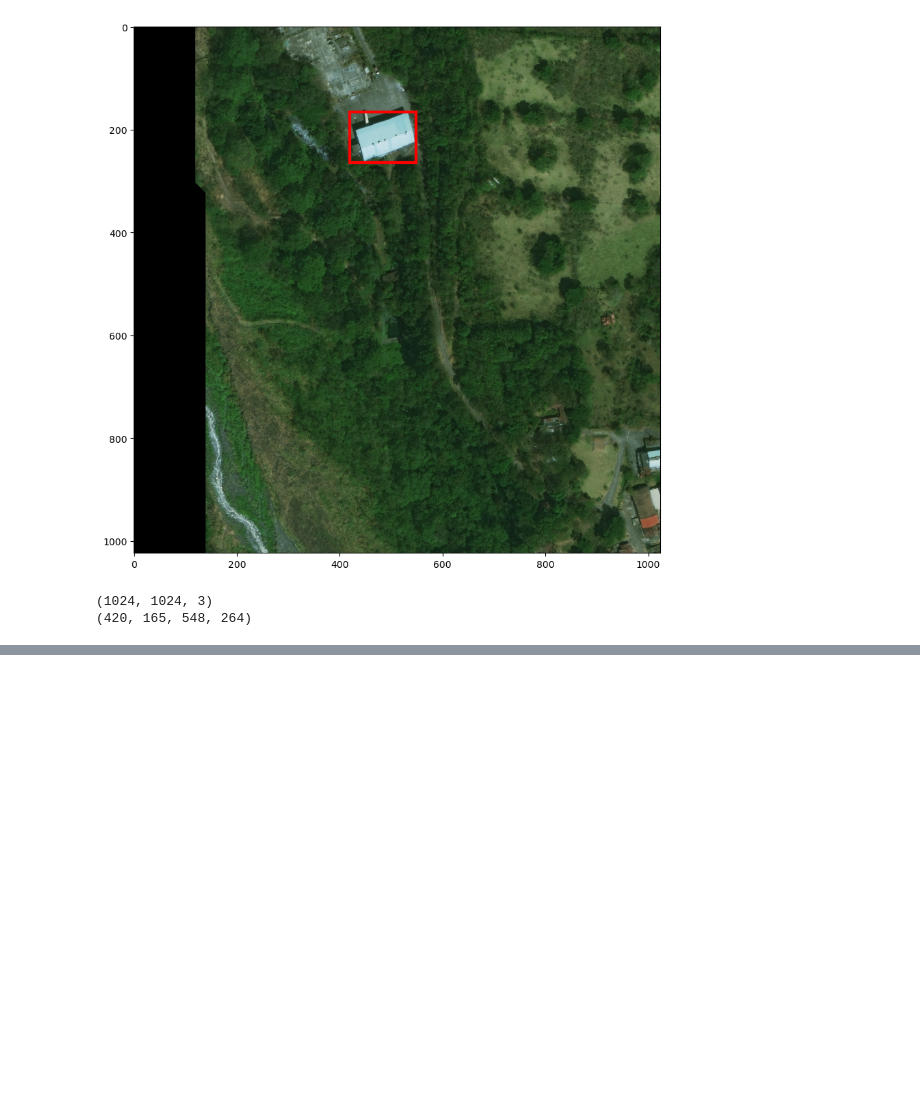
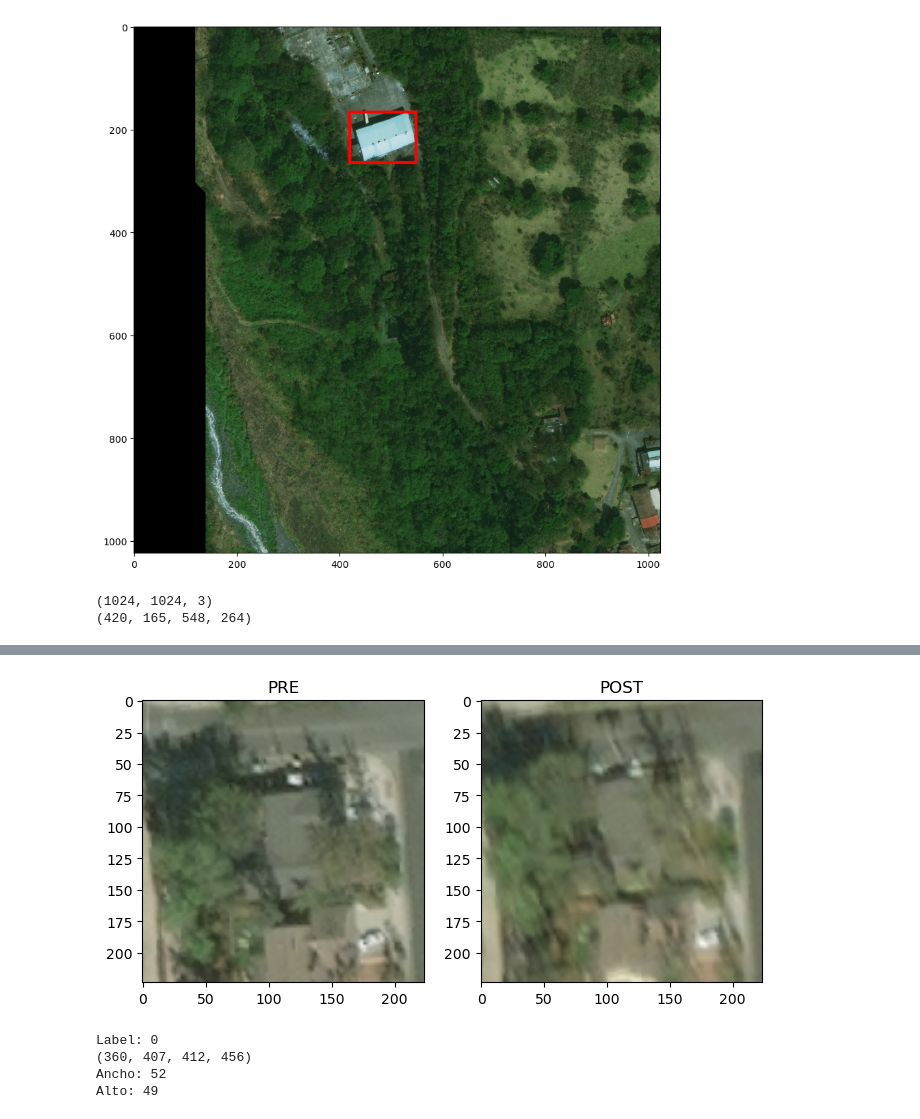
Before and after one commit to Stroper-Flame/RNyAP-Clasificacion-de-Dano-en-Edificaciones, a Jupyter notebook: main.ipynb, the cells around one changed output, grey strips where cells are left out. Cells and saved outputs as stored; diff of their text form; code cells hidden in the pictures; blank space fills up the shorter version.

```diff
--- a/main.ipynb
+++ b/main.ipynb
@@ -223,0 +265,34 @@ print(bbox)
+# %%
+import random
+import matplotlib.pyplot as plt
+
+idx = random.randint(0, len(dataset)-1)
+
+pre_img, post_img, label = dataset[idx]
+
+pre_vis = pre_img.permute(1,2,0).numpy()
+post_vis = post_img.permute(1,2,0).numpy()
+
+fig, ax = plt.subplots(1,2,figsize=(8,4))
+
+ax[0].imshow(pre_vis)
+ax[0].set_title("PRE")
+
+ax[1].imshow(post_vis)
+ax[1].set_title("POST")
+
+plt.show()
+
+print("Label:", label.item())
+
+xmin, ymin, xmax, ymax = dataset.samples[idx]["bbox"]
+
+print(dataset.samples[idx]["bbox"])
+print("Ancho:", xmax - xmin)
+print("Alto:", ymax - ymin)
+# %% [output]
+[figure, added]
+Label: 0
+(360, 407, 412, 456)
+Ancho: 52
+Alto: 49
```
Also changed, not shown: parts of 3 cells of this notebook, 2 other files.
